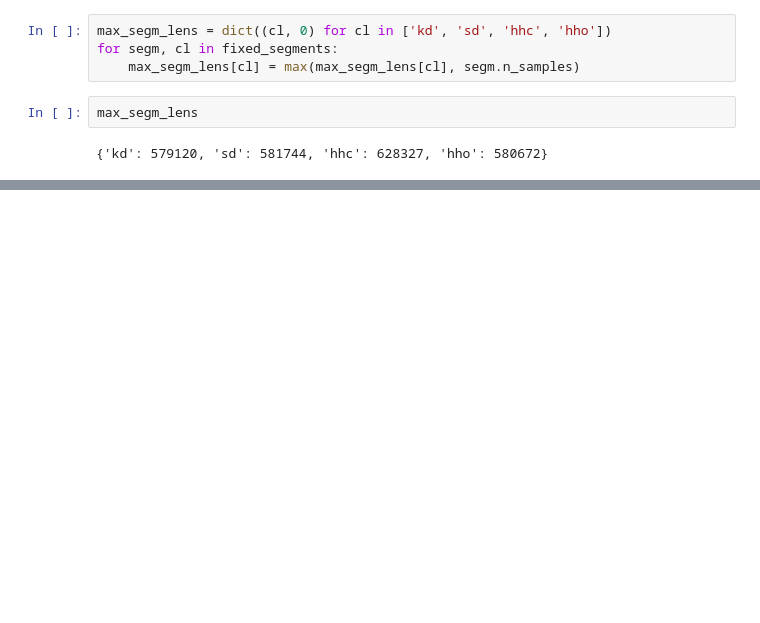
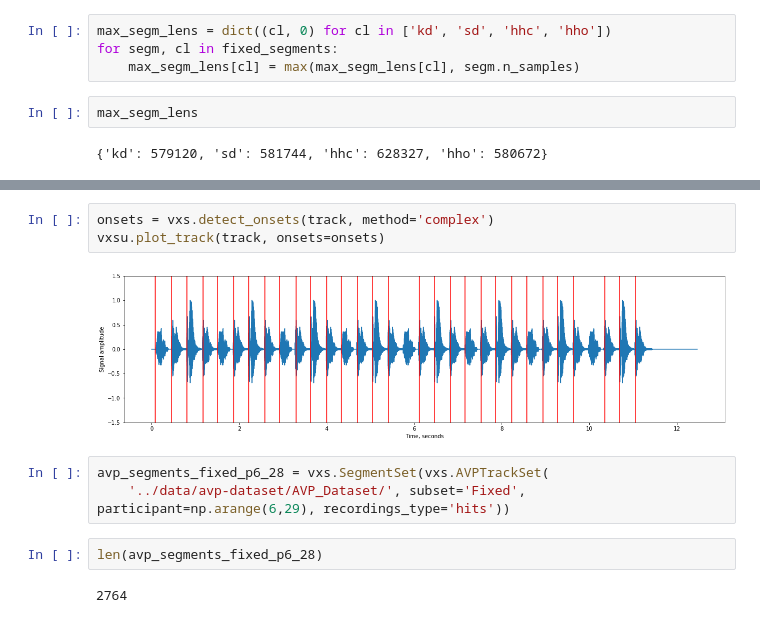
Before and after one commit to flyingleafe/vxs-vpt, a Jupyter notebook: notebooks/SoundAnalysis.ipynb, the cells around one changed output, grey strips where cells are left out. Saved outputs shown, nothing was run; the diff lists cells and outputs as text; blank space fills up the shorter version.

```diff
--- a/notebooks/SoundAnalysis.ipynb
+++ b/notebooks/SoundAnalysis.ipynb
@@ -61,0 +90,12 @@ NameError: name 'vxs' is not defined
+# %%
+onsets = vxs.detect_onsets(track, method='complex')
+vxsu.plot_track(track, onsets=onsets)
+# %% [output]
+[figure, added]
+# %%
+avp_segments_fixed_p6_28 = vxs.SegmentSet(vxs.AVPTrackSet(
+    '../data/avp-dataset/AVP_Dataset/', subset='Fixed', participant=np.arange(6,29), recordings_type='hits'))
+# %%
+len(avp_segments_fixed_p6_28)
+# %% [output]
+2764
```
Also changed, not shown: parts of 47 cells of this notebook, 19 other files.
